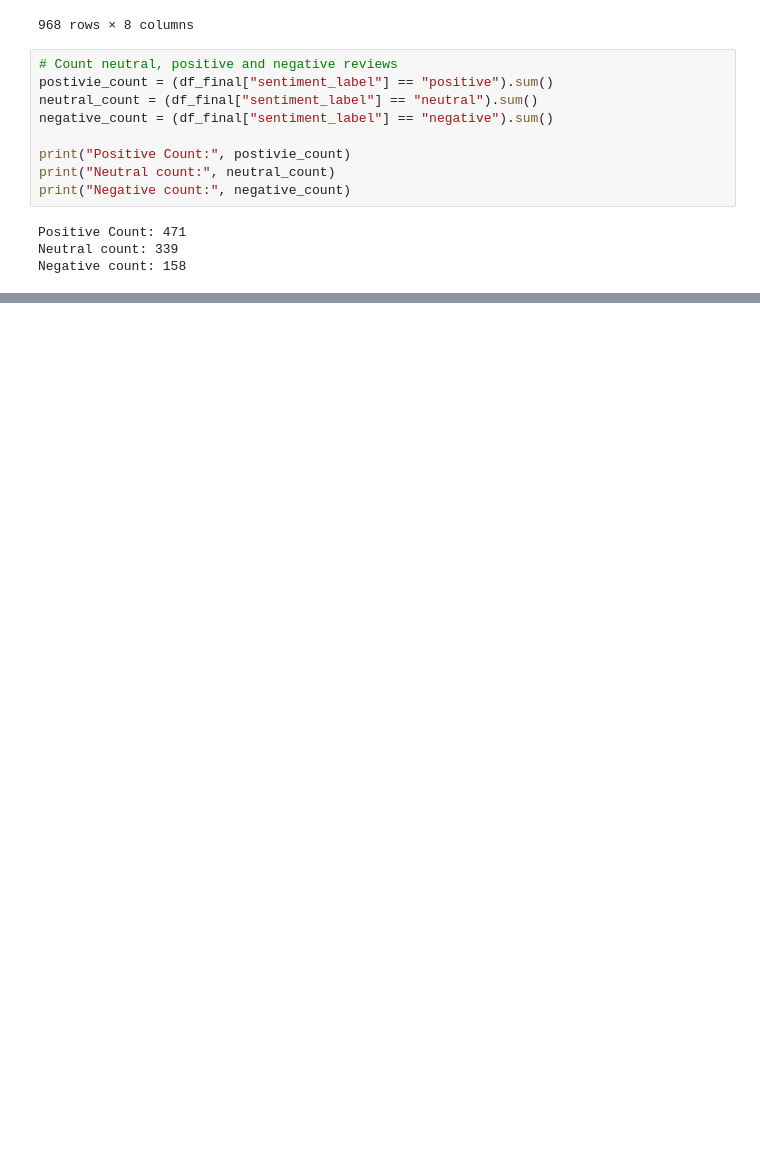
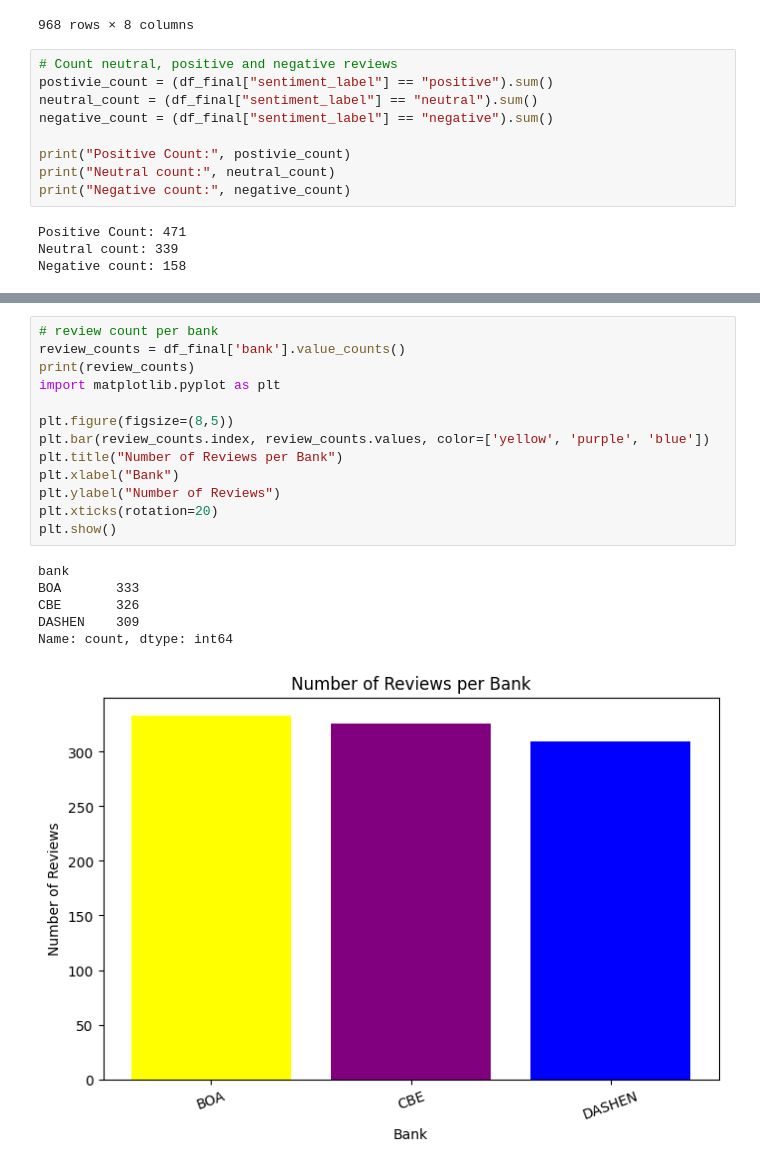
Before and after one commit to abelfx/Customer-Experience-Analytics-for-Fintech-Apps, a Jupyter notebook: notebooks/sentiment_thematic_analysis.ipynb, the cells around one changed output, grey strips where cells are left out. Cells and saved outputs as stored; diff of their text form; blank space fills up the shorter version.

```diff
--- a/notebooks/sentiment_thematic_analysis.ipynb
+++ b/notebooks/sentiment_thematic_analysis.ipynb
@@ -155,0 +201,20 @@ Negative count: 158
+# %%
+# review count per bank
+review_counts = df_final['bank'].value_counts()
+print(review_counts)
+import matplotlib.pyplot as plt
+
+plt.figure(figsize=(8,5))
+plt.bar(review_counts.index, review_counts.values, color=['yellow', 'purple', 'blue'])
+plt.title("Number of Reviews per Bank")
+plt.xlabel("Bank")
+plt.ylabel("Number of Reviews")
+plt.xticks(rotation=20)
+plt.show()
+# %% [output]
+bank
+BOA       333
+CBE       326
+DASHEN    309
+Name: count, dtype: int64
+[figure, added]
```
Also changed, not shown: parts of 10 cells of this notebook, 3 other files.
